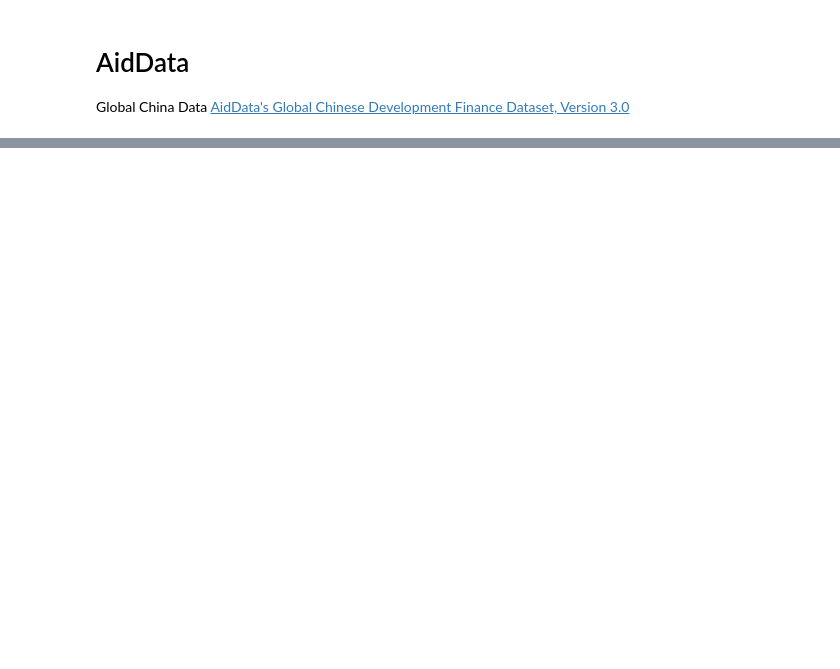
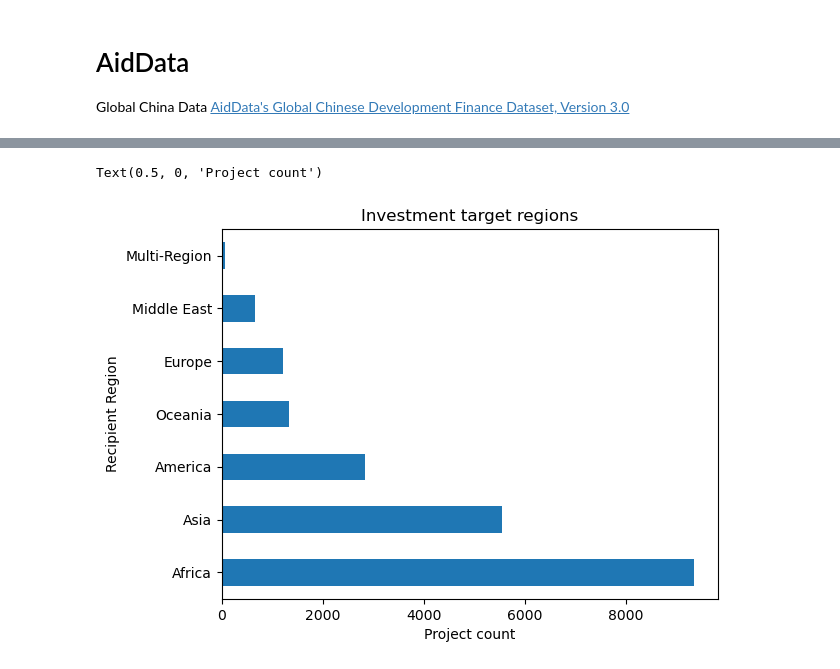
Before and after one commit to rcgsheffield/pluralize, a Jupyter notebook: notebooks/AidData.ipynb, the cells around one changed output, grey strips where cells are left out. Cells and saved outputs as stored; diff of their text form; code cells hidden in the pictures; blank space fills up the shorter version.

```diff
--- a/notebooks/AidData.ipynb
+++ b/notebooks/AidData.ipynb
@@ -18,3 +13,5 @@ True
 # %%
-df = pd.read_excel(path)
+path = "../data/AidDatas_Global_Chinese_Development_Finance_Dataset_Version_3_0/AidDatasGlobalChineseDevelopmentFinanceDataset_v3.0.xlsx"
+df = pd.read_excel(path, sheet_name="GCDF_3.0", index_col="AidData Record ID")
+df.info()
 # %% [output]
@@ -21,0 +43,6 @@ ImportError: Missing optional dependency 'openpyxl'.  Use pip or conda to instal
+# %%
+axes = df["Recipient Region"].value_counts().plot.barh(title="Investment target regions")
+axes.set_xlabel("Project count")
+# %% [output]
+Text(0.5, 0, 'Project count')
+[figure, added]
```
Also changed, not shown: parts of 13 cells of this notebook, 1 other file.
